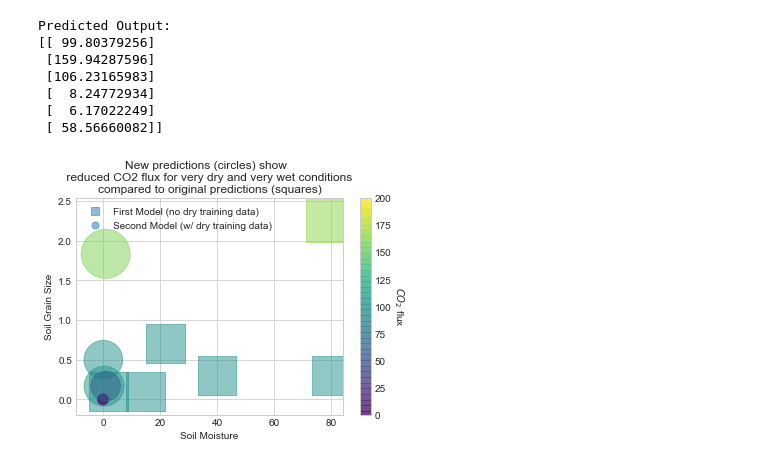
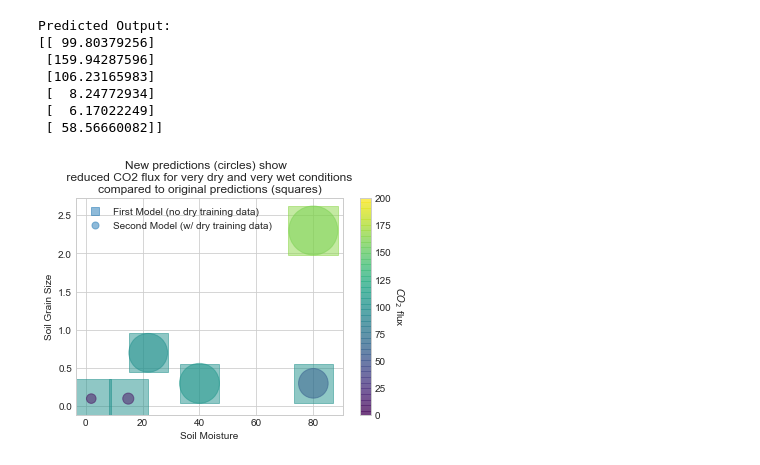
Before and after one commit to ypshiga/Neural_tutorial, a Jupyter notebook: NN_tutorial.ipynb, the cells around one changed output. Saved outputs shown, nothing was run; the diff lists cells and outputs as text; code cells hidden in the pictures.

```diff
--- a/NN_tutorial.ipynb
+++ b/NN_tutorial.ipynb
@@ -262,30 +262,32 @@ Predicted Output:
  [ 58.56660082]]
 # %%
 # Scatter Plot of features and predictions
+X_test=np.array(([22,.7],[80,2.3],[40,.3],[15,.1],[2,.1],[80,.3]), dtype=float)
+
 X_all_2 = X_test
 pred_all_2 = pred_test_2
 
 fig, ax = plt.subplots()
 orig=plt.scatter(X_all[:,0], X_all[:,1], alpha=0.5,
             s=15*pred_all, c=pred_all[:,0],  cmap='viridis',marker ='s')
 plt.clim(0, 200)
 orig_2=plt.scatter(X_all_2[:,0], X_all_2[:,1], alpha=0.5,
             s=15*pred_all_2, c=pred_all_2[:,0],  cmap='viridis',marker ='o')
 lgnd=plt.legend((orig,orig_2),('First Model (no dry training data)','Second Model (w/ dry training data)'),
            scatterpoints=1,
            loc='upper left',
            ncol=1,
            fontsize=10)
 lgnd.legendHandles[0]._sizes = [50]
 lgnd.legendHandles[1]._sizes = [50]
 
 plt.xlabel('Soil Moisture')
 plt.ylabel('Soil Grain Size');
 plt.clim(0, 200)
 cbar = plt.colorbar();  # show color scale
 cbar.ax.get_yaxis().labelpad = 15
 cbar.ax.set_ylabel('$CO_{2}$ flux', rotation=270);
 ax.set_title('New predictions (circles) show  \n reduced CO2 flux for very dry and very wet conditions \ncompared to original predictions (squares)')
 plt.show()
 # %% [output]
-[figure, old version]
+[figure, new version]
```
